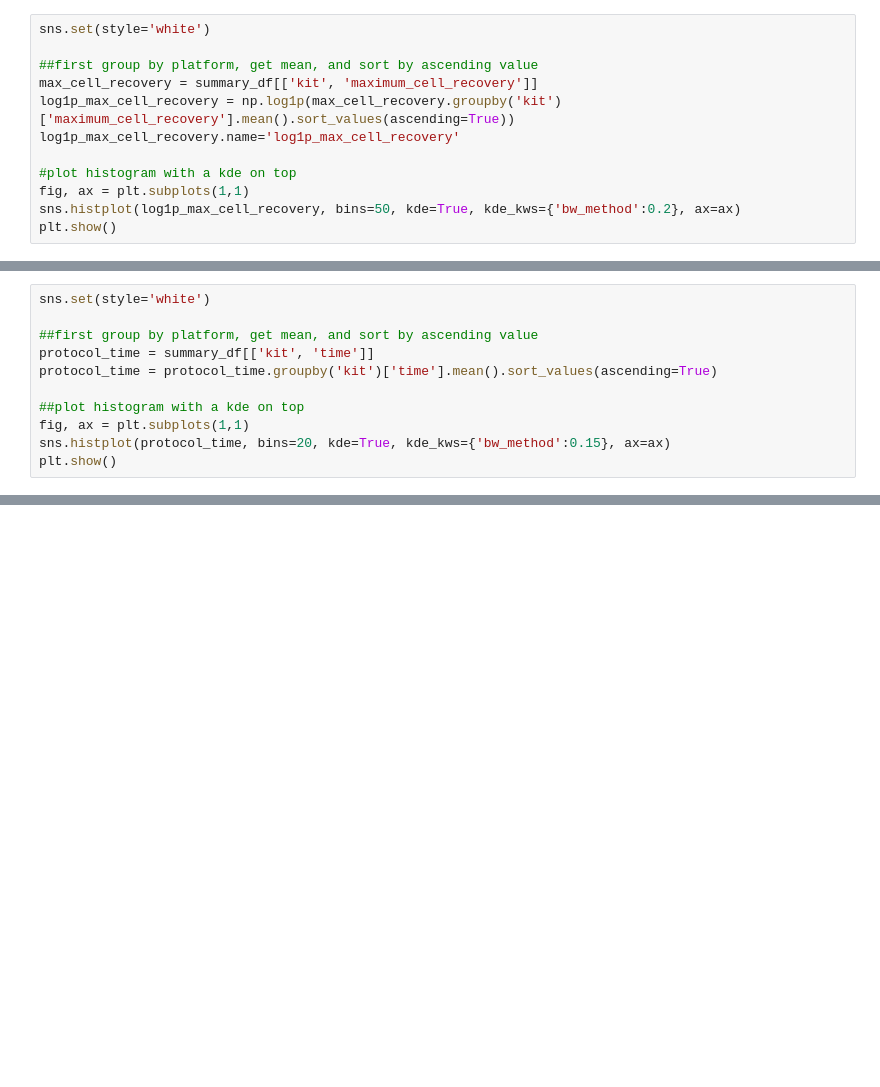
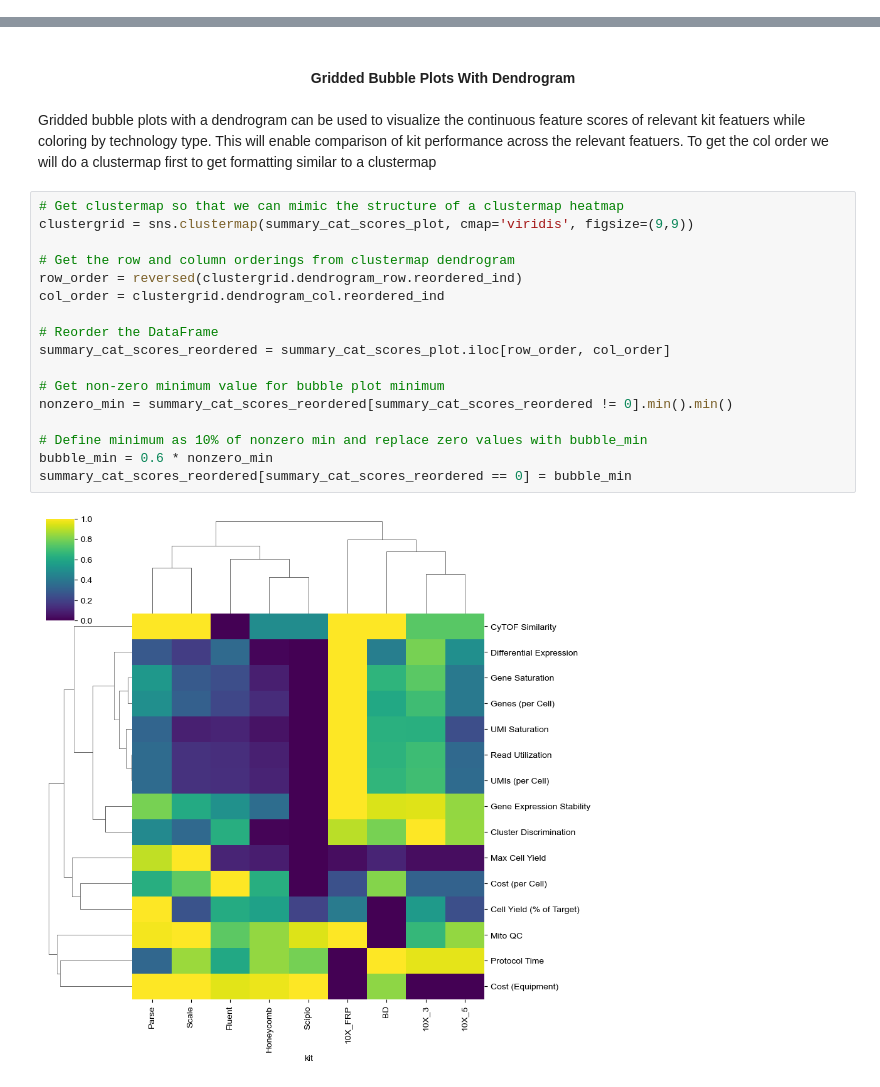
Before and after one commit to danledinh/scRNAseq-repo, a Jupyter notebook: notebooks/analysis/Metrics_and_Results_Summary.ipynb, the cells around one changed output, grey strips where cells are left out. Drawn from its saved outputs; the diff is of its cells as text; blank space fills up the shorter version.

Commit message:
Update with revisions. Adding gridded bubble plot with continuous scores

```diff
--- a/notebooks/analysis/Metrics_and_Results_Summary.ipynb
+++ b/notebooks/analysis/Metrics_and_Results_Summary.ipynb
@@ -253,12 +0,0 @@ Okay, now let's group maximum cell recovery into tiers (again log scale because
-# %%
-sns.set(style='white')
-
-##first group by platform, get mean, and sort by ascending value
-max_cell_recovery = summary_df[['kit', 'maximum_cell_recovery']]
-log1p_max_cell_recovery = np.log1p(max_cell_recovery.groupby('kit')['maximum_cell_recovery'].mean().sort_values(ascending=True))
-log1p_max_cell_recovery.name='log1p_max_cell_recovery'
-
-#plot histogram with a kde on top
-fig, ax = plt.subplots(1,1)
-sns.histplot(log1p_max_cell_recovery, bins=50, kde=True, kde_kws={'bw_method':0.2}, ax=ax)
-plt.show()
@@ -351,11 +0,0 @@ Lastly, Time
-# %%
-sns.set(style='white')
-
-##first group by platform, get mean, and sort by ascending value
-protocol_time = summary_df[['kit', 'time']]
-protocol_time = protocol_time.groupby('kit')['time'].mean().sort_values(ascending=True)
-
-##plot histogram with a kde on top
-fig, ax = plt.subplots(1,1)
-sns.histplot(protocol_time, bins=20, kde=True, kde_kws={'bw_method':0.15}, ax=ax)
-plt.show()
@@ -764,0 +201,23 @@ plt.show()
+# %% [markdown]
+#### <center> Gridded Bubble Plots With Dendrogram
+# %% [markdown]
+Gridded bubble plots with a dendrogram can be used to visualize the continuous feature scores of relevant kit featuers while coloring by technology type. This will enable comparison of kit performance across the relevant featuers. To get the col order we will do a clustermap first to get formatting similar to a clustermap
+# %%
+# Get clustermap so that we can mimic the structure of a clustermap heatmap
+clustergrid = sns.clustermap(summary_cat_scores_plot, cmap='viridis', figsize=(9,9))
+
+# Get the row and column orderings from clustermap dendrogram
+row_order = reversed(clustergrid.dendrogram_row.reordered_ind)
+col_order = clustergrid.dendrogram_col.reordered_ind
+
+# Reorder the DataFrame
+summary_cat_scores_reordered = summary_cat_scores_plot.iloc[row_order, col_order]
+
+# Get non-zero minimum value for bubble plot minimum
+nonzero_min = summary_cat_scores_reordered[summary_cat_scores_reordered != 0].min().min()
+
+# Define minimum as 10% of nonzero min and replace zero values with bubble_min
+bubble_min = 0.6 * nonzero_min
+summary_cat_scores_reordered[summary_cat_scores_reordered == 0] = bubble_min
+# %% [output]
+[figure, added]
```
Also changed, not shown: parts of 53 cells of this notebook.
